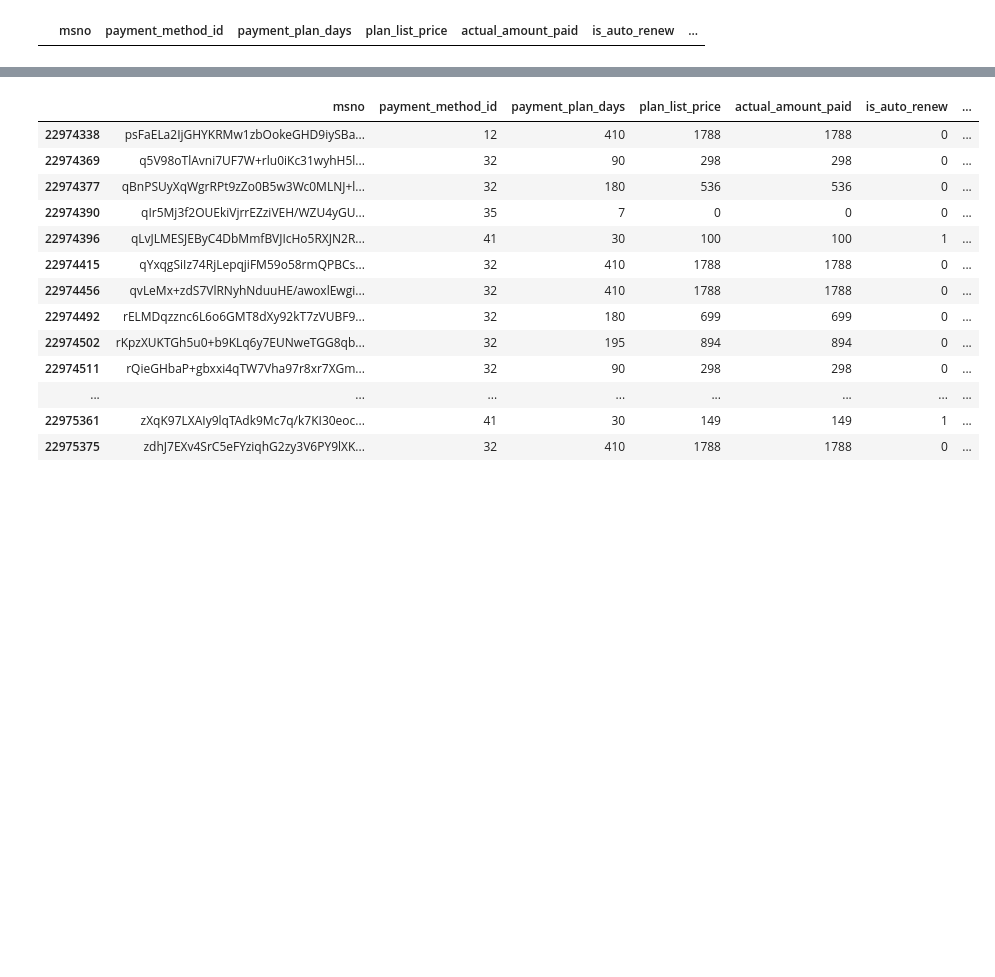
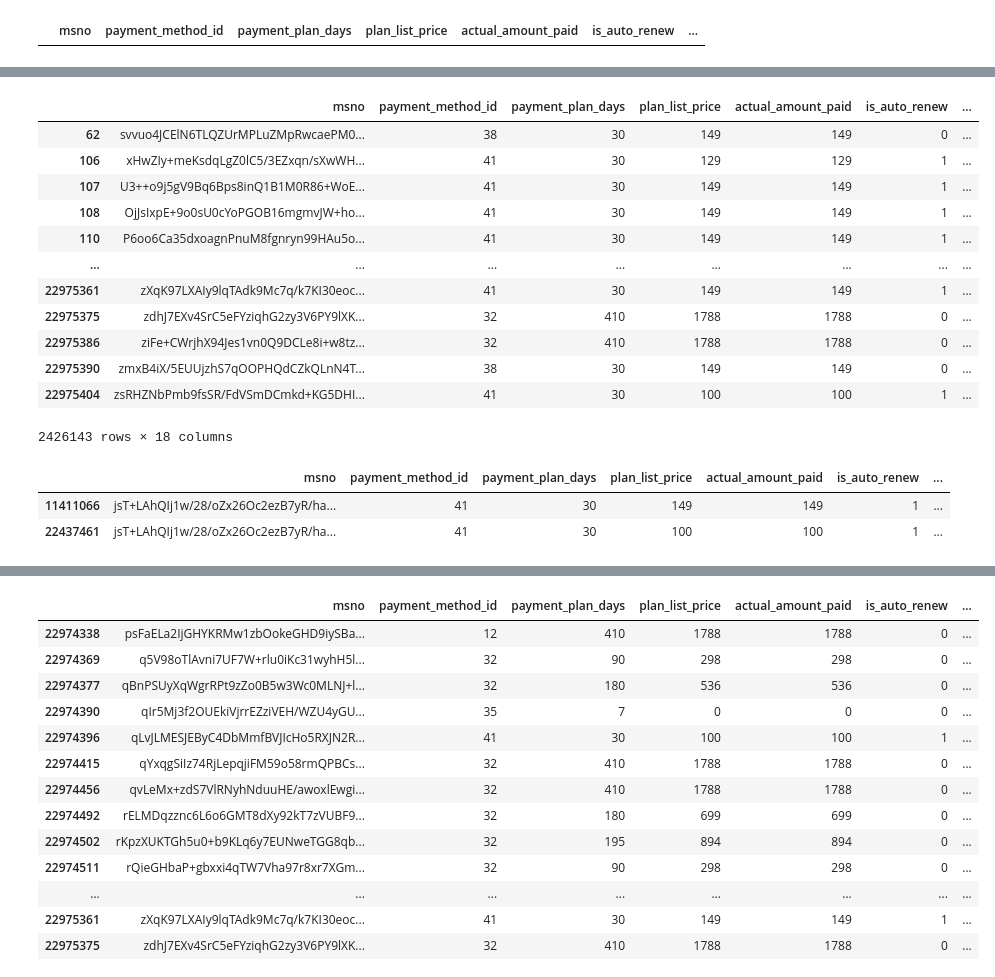
Before and after one commit to webermat/PrivateProjects, a Jupyter notebook: kkbox_churn/ML_KKBox.ipynb, the cells around one changed output, grey strips where cells are left out. Drawn from its saved outputs; the diff is of its cells as text; code cells hidden in the pictures; blank space fills up the shorter version.

```diff
--- a/kkbox_churn/ML_KKBox.ipynb
+++ b/kkbox_churn/ML_KKBox.ipynb
@@ -293,0 +258,16 @@ df_delta_tra[df_delta_tra['msno']=='j+GA9oK4SIPX70aon8WqrbtnZ8REZrGZfG7TSDSRetY=
+# %%
+df_delta_tra[df_delta_tra['delta_transact_date_members_exp_prev'].isna()]
+# %% [output]
+|  | msno | payment_method_id | payment_plan_days | plan_list_price | actual_amount_paid | is_auto_renew | ... |
+| 62 | svvuo4JCElN6TLQZUrMPLuZMpRwcaePM0... | 38 | 30 | 149 | 149 | 0 | ... |
+| 106 | xHwZIy+meKsdqLgZ0lC5/3EZxqn/sXwWH... | 41 | 30 | 129 | 129 | 1 | ... |
+| 107 | U3++o9j5gV9Bq6Bps8inQ1B1M0R86+WoE... | 41 | 30 | 149 | 149 | 1 | ... |
+| 108 | OjJsIxpE+9o0sU0cYoPGOB16mgmvJW+ho... | 41 | 30 | 149 | 149 | 1 | ... |
+| 110 | P6oo6Ca35dxoagnPnuM8fgnryn99HAu5o... | 41 | 30 | 149 | 149 | 1 | ... |
+| ... | ... | ... | ... | ... | ... | ... | ... |
+| 22975361 | zXqK97LXAIy9lqTAdk9Mc7q/k7KI30eoc... | 41 | 30 | 149 | 149 | 1 | ... |
+| 22975375 | zdhJ7EXv4SrC5eFYziqhG2zy3V6PY9lXK... | 32 | 410 | 1788 | 1788 | 0 | ... |
+| 22975386 | ziFe+CWrjhX94Jes1vn0Q9DCLe8i+w8tz... | 32 | 410 | 1788 | 1788 | 0 | ... |
+| 22975390 | zmxB4iX/5EUUjzhS7qOOPHQdCZkQLnN4T... | 38 | 30 | 149 | 149 | 0 | ... |
+| 22975404 | zsRHZNbPmb9fsSR/FdVSmDCmkd+KG5DHI... | 41 | 30 | 100 | 100 | 1 | ... |
+2426143 rows × 18 columns
@@ -294,5 +276,11 @@ df_delta_tra[df_delta_tra['msno']=='j+GA9oK4SIPX70aon8WqrbtnZ8REZrGZfG7TSDSRetY=
 # %%
 df_sort_temp=df_delta_tra.sort_values(by=["delta_transact_date_members_exp_prev"],ascending=False)
+# %%
+df_sort_v2_temp[df_sort_v2_temp['msno']=='jsT+LAhQIj1w/28/oZx26Oc2ezB7yR/hah9fhT1YR6c=']
+# %% [output]
+|  | msno | payment_method_id | payment_plan_days | plan_list_price | actual_amount_paid | is_auto_renew | ... |
+| 11411066 | jsT+LAhQIj1w/28/oZx26Oc2ezB7yR/ha... | 41 | 30 | 149 | 149 | 1 | ... |
+| 22437461 | jsT+LAhQIj1w/28/oZx26Oc2ezB7yR/ha... | 41 | 30 | 100 | 100 | 1 | ... |
 # %%
 df_sort_temp.head(50)
 # %% [output]
```
Also changed, not shown: parts of 19 cells of this notebook.
